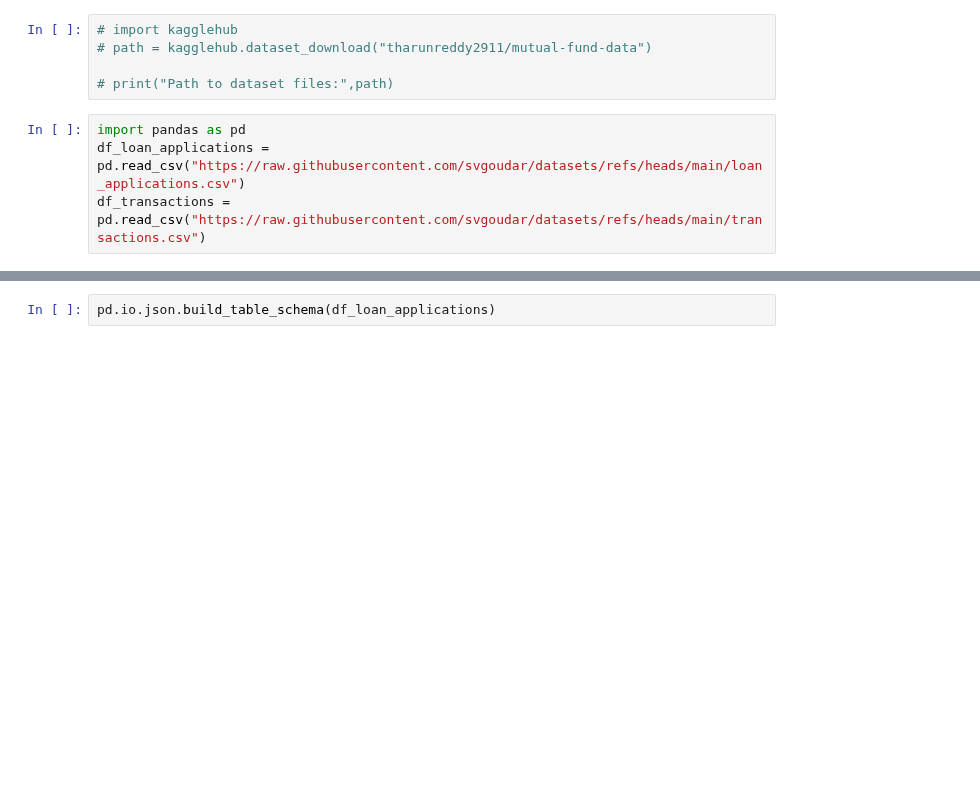
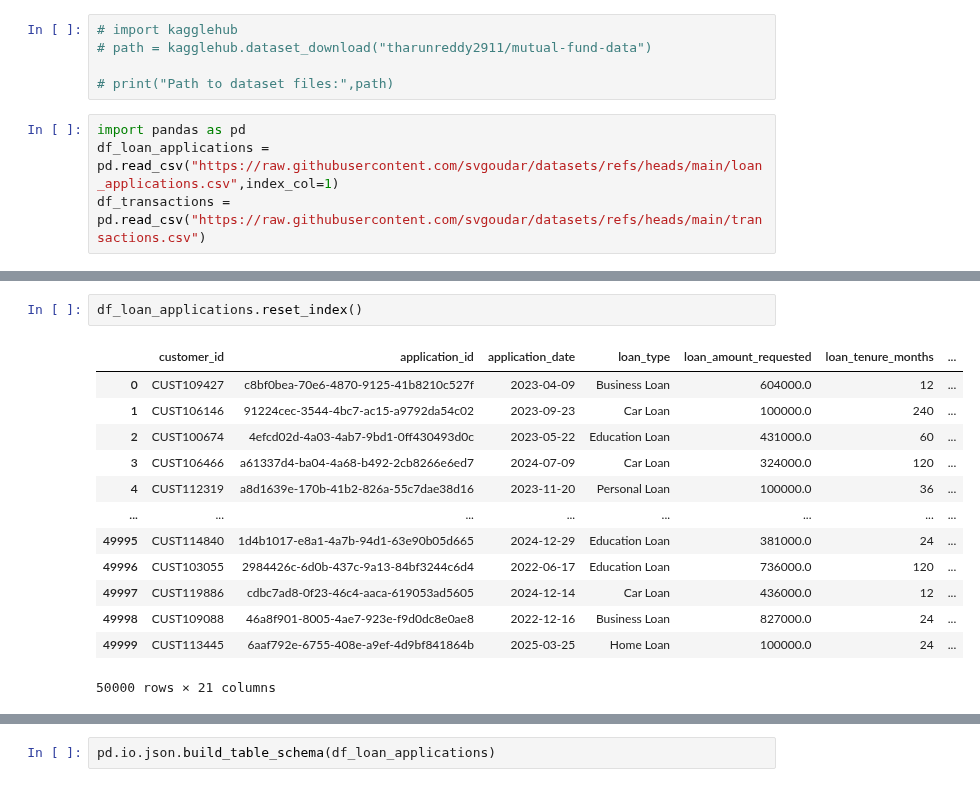
Before and after one commit to svgoudar/My-Data-Science-Roadmap, a Jupyter notebook: Pandas_and_Numpy/Panda/1.Basics.ipynb, the cells around one changed output, grey strips where cells are left out. Cells and saved outputs as stored; diff of their text form; blank space fills up the shorter version.

```diff
--- a/Pandas_and_Numpy/Panda/1.Basics.ipynb
+++ b/Pandas_and_Numpy/Panda/1.Basics.ipynb
@@ -5,5 +5,5 @@
 # print("Path to dataset files:",path)
 # %%
 import pandas as pd
-df_loan_applications = pd.read_csv("https://raw.githubusercontent.com/svgoudar/datasets/refs/heads/main/loan_applications.csv")
+df_loan_applications = pd.read_csv("https://raw.githubusercontent.com/svgoudar/datasets/refs/heads/main/loan_applications.csv",index_col=1)
 df_transactions = pd.read_csv("https://raw.githubusercontent.com/svgoudar/datasets/refs/heads/main/transactions.csv")
@@ -10 +21,17 @@ df_transactions = pd.read_csv("https://raw.githubusercontent.com/svgoudar/datase
+# %%
+df_loan_applications.reset_index()
+# %% [output]
+|  | customer_id | application_id | application_date | loan_type | loan_amount_requested | loan_tenure_months | ... |
+| 0 | CUST109427 | c8bf0bea-70e6-4870-9125-41b8210c527f | 2023-04-09 | Business Loan | 604000.0 | 12 | ... |
+| 1 | CUST106146 | 91224cec-3544-4bc7-ac15-a9792da54c02 | 2023-09-23 | Car Loan | 100000.0 | 240 | ... |
+| 2 | CUST100674 | 4efcd02d-4a03-4ab7-9bd1-0ff430493d0c | 2023-05-22 | Education Loan | 431000.0 | 60 | ... |
+| 3 | CUST106466 | a61337d4-ba04-4a68-b492-2cb8266e6ed7 | 2024-07-09 | Car Loan | 324000.0 | 120 | ... |
+| 4 | CUST112319 | a8d1639e-170b-41b2-826a-55c7dae38d16 | 2023-11-20 | Personal Loan | 100000.0 | 36 | ... |
+| ... | ... | ... | ... | ... | ... | ... | ... |
+| 49995 | CUST114840 | 1d4b1017-e8a1-4a7b-94d1-63e90b05d665 | 2024-12-29 | Education Loan | 381000.0 | 24 | ... |
+| 49996 | CUST103055 | 2984426c-6d0b-437c-9a13-84bf3244c6d4 | 2022-06-17 | Education Loan | 736000.0 | 120 | ... |
+| 49997 | CUST119886 | cdbc7ad8-0f23-46c4-aaca-619053ad5605 | 2024-12-14 | Car Loan | 436000.0 | 12 | ... |
+| 49998 | CUST109088 | 46a8f901-8005-4ae7-923e-f9d0dc8e0ae8 | 2022-12-16 | Business Loan | 827000.0 | 24 | ... |
+| 49999 | CUST113445 | 6aaf792e-6755-408e-a9ef-4d9bf841864b | 2025-03-25 | Home Loan | 100000.0 | 24 | ... |
+50000 rows × 21 columns
 # %%
```
Also changed, not shown: parts of 2 cells of this notebook.
